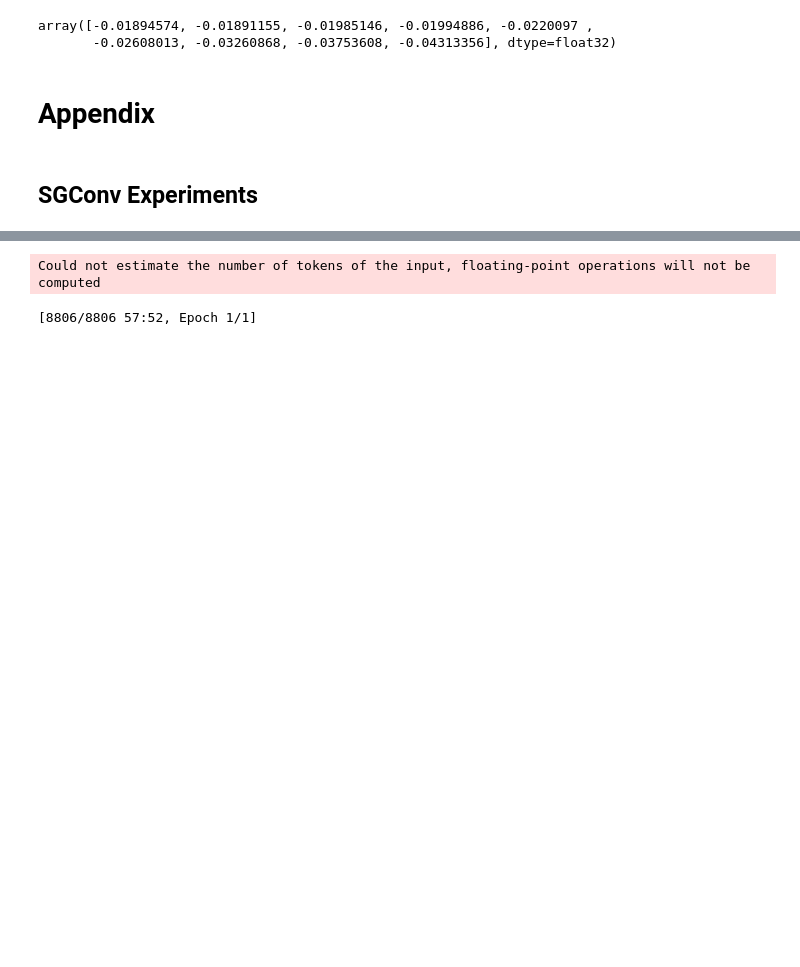
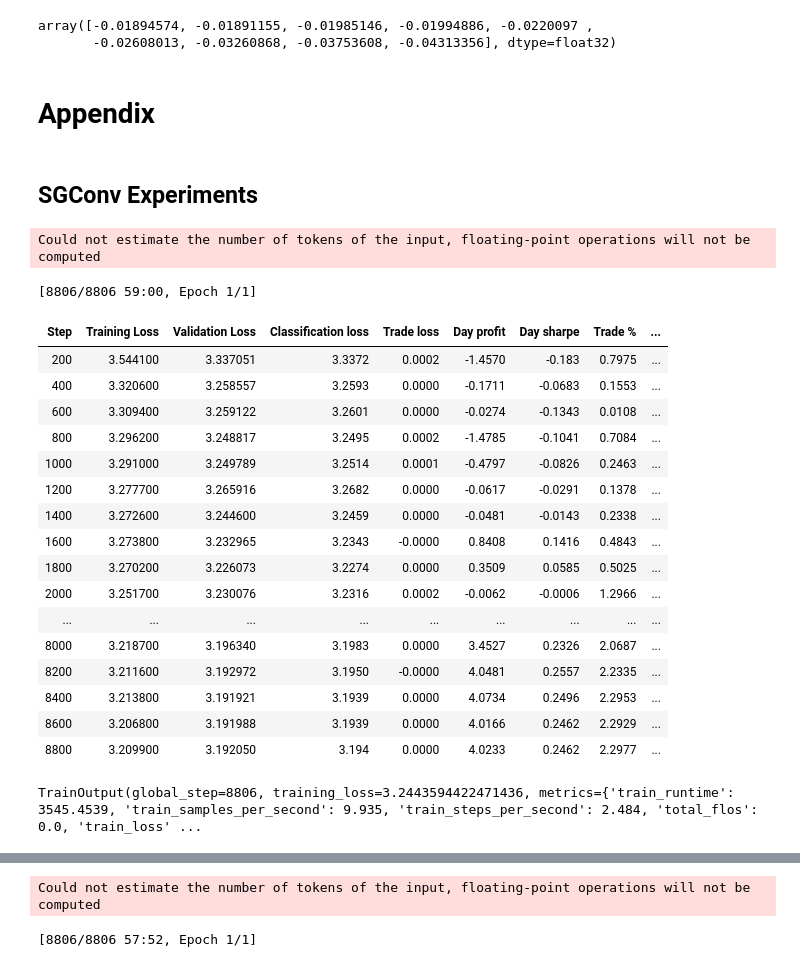
Before and after one commit to mtanghu/Transformer-Trader, a Jupyter notebook: Transformer_Modeling.ipynb, the cells around one changed output, grey strips where cells are left out. Cells and saved outputs as stored; diff of their text form; code cells hidden in the pictures; blank space fills up the shorter version.

```diff
--- a/Transformer_Modeling.ipynb
+++ b/Transformer_Modeling.ipynb
@@ -380,3 +381,34 @@ array([-0.01894574, -0.01891155, -0.01985146, -0.01994886, -0.0220097 ,
 # Appendix
 # %% [markdown]
 ## SGConv Experiments
+# %%
+# oanda data ONLY MAJORS past 2009, overnight labels ignored, only day prices
+# SGCONV transformer architecture (fixed linear)! lr of 1e-3, batch size 5,
+# hidden size 320, 1 head, NO dropout, weight decay, no linear biases, final layernorm
+# conv embedding with kernel size 10, sigmoid dot linspace (41 levels)
+# no layernorm params (like PALM), adam beta .98, leverage to 200 and use volume
+
+# log returns/growth maximization!! max loss set at .9 (.01% or .5 point commission)
+# normal softmax classification loss and trade loss
+trainer.train()
+# %% [output]
+Could not estimate the number of tokens of the input, floating-point operations will not be computed
+[8806/8806 59:00, Epoch 1/1]
+| Step | Training Loss | Validation Loss | Classification loss | Trade loss | Day profit | Day sharpe | Trade % | ... |
+| 200 | 3.544100 | 3.337051 | 3.3372 | 0.0002 | -1.4570 | -0.183 | 0.7975 | ... |
+| 400 | 3.320600 | 3.258557 | 3.2593 | 0.0000 | -0.1711 | -0.0683 | 0.1553 | ... |
+| 600 | 3.309400 | 3.259122 | 3.2601 | 0.0000 | -0.0274 | -0.1343 | 0.0108 | ... |
+| 800 | 3.296200 | 3.248817 | 3.2495 | 0.0002 | -1.4785 | -0.1041 | 0.7084 | ... |
+| 1000 | 3.291000 | 3.249789 | 3.2514 | 0.0001 | -0.4797 | -0.0826 | 0.2463 | ... |
+| 1200 | 3.277700 | 3.265916 | 3.2682 | 0.0000 | -0.0617 | -0.0291 | 0.1378 | ... |
+| 1400 | 3.272600 | 3.244600 | 3.2459 | 0.0000 | -0.0481 | -0.0143 | 0.2338 | ... |
+| 1600 | 3.273800 | 3.232965 | 3.2343 | -0.0000 | 0.8408 | 0.1416 | 0.4843 | ... |
+| 1800 | 3.270200 | 3.226073 | 3.2274 | 0.0000 | 0.3509 | 0.0585 | 0.5025 | ... |
+| 2000 | 3.251700 | 3.230076 | 3.2316 | 0.0002 | -0.0062 | -0.0006 | 1.2966 | ... |
+| ... | ... | ... | ... | ... | ... | ... | ... | ... |
+| 8000 | 3.218700 | 3.196340 | 3.1983 | 0.0000 | 3.4527 | 0.2326 | 2.0687 | ... |
+| 8200 | 3.211600 | 3.192972 | 3.1950 | -0.0000 | 4.0481 | 0.2557 | 2.2335 | ... |
+| 8400 | 3.213800 | 3.191921 | 3.1939 | 0.0000 | 4.0734 | 0.2496 | 2.2953 | ... |
+| 8600 | 3.206800 | 3.191988 | 3.1939 | 0.0000 | 4.0166 | 0.2462 | 2.2929 | ... |
+| 8800 | 3.209900 | 3.192050 | 3.194 | 0.0000 | 4.0233 | 0.2462 | 2.2977 | ... |
+TrainOutput(global_step=8806, training_loss=3.2443594422471436, metrics={'train_runtime': 3545.4539, 'train_samples_per_second': 9.935, 'train_steps_per_second': 2.484, 'total_flos': 0.0, 'train_loss' ...
```
Also changed, not shown: parts of 6 cells of this notebook, 1 other file.
